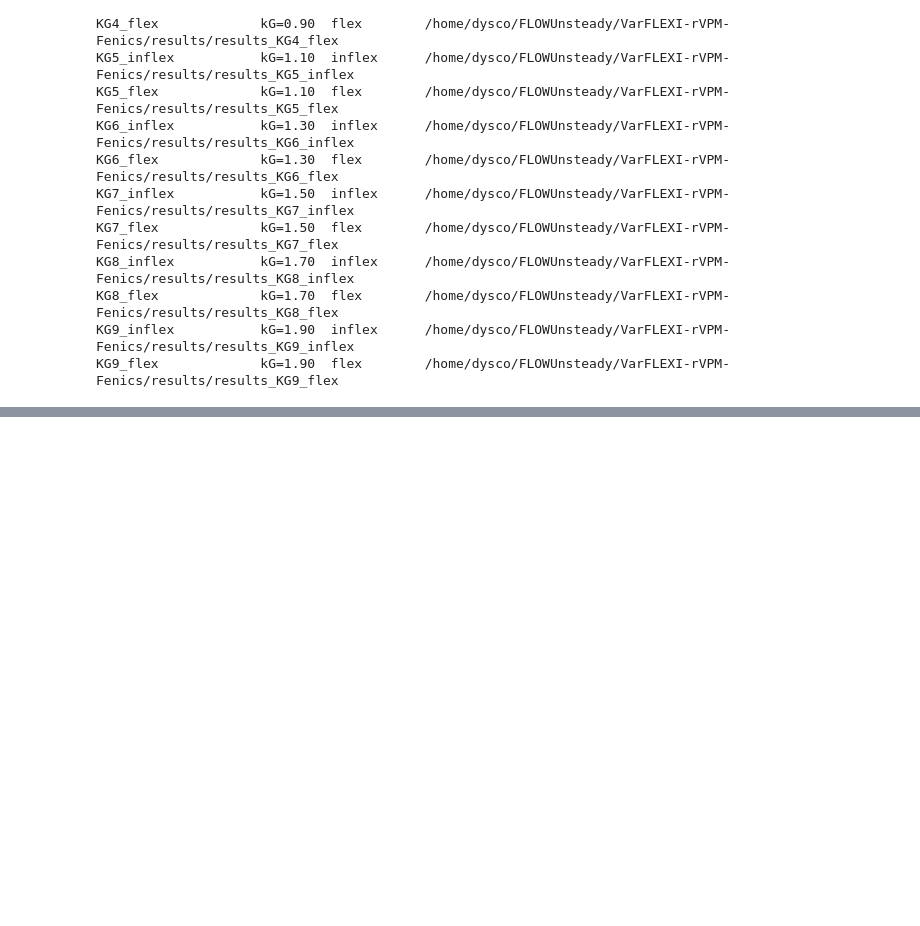
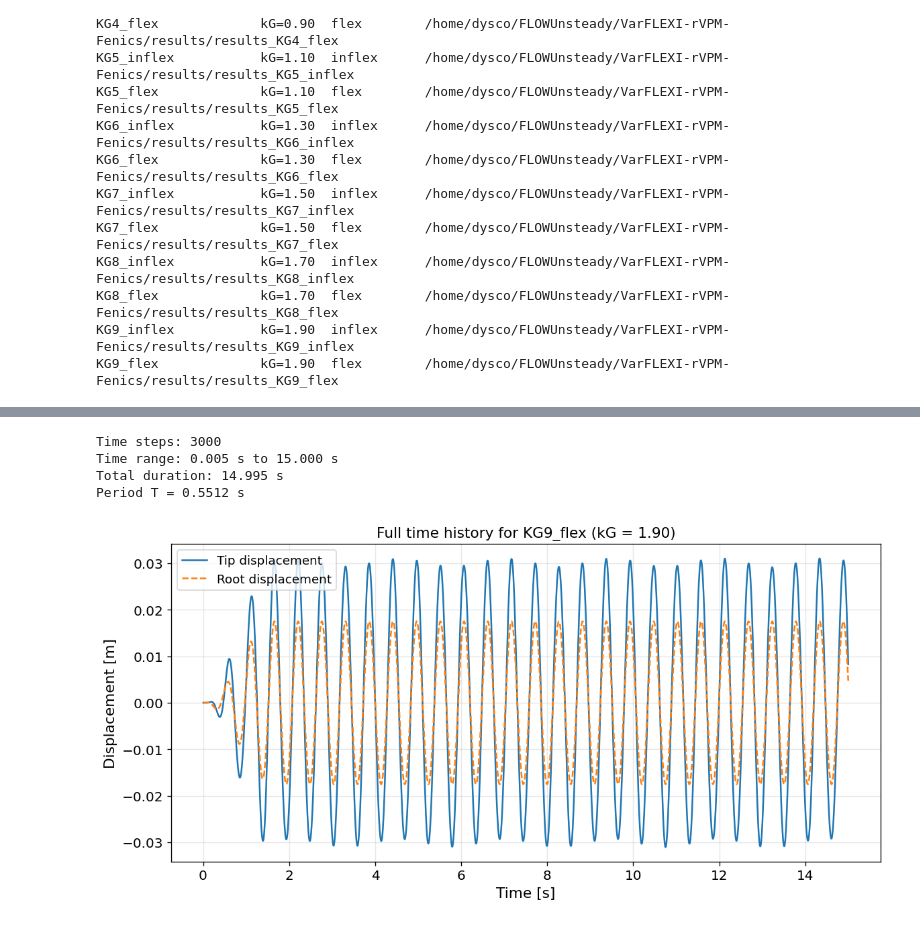
Before and after one commit to neerajbalachandar/VarFLEXI-rVPM-Fenics, a Jupyter notebook: notebooks/validation_plots.ipynb, the cells around one changed output, grey strips where cells are left out. Drawn from its saved outputs; the diff is of its cells as text; code cells hidden in the pictures; blank space fills up the shorter version.

```diff
--- a/notebooks/validation_plots.ipynb
+++ b/notebooks/validation_plots.ipynb
@@ -320,6 +375,83 @@ def load_displacement(case_dir):
     })
 
     return data
+# %%
+# ---------- PLOT FULL TIME HISTORY (DIMENSIONAL TIME ONLY) ----------
+# Choose a case – either from SWEEP_CASES or TIPDISP_CASES
+case_name = "KG9_flex"   # change to any key in SWEEP_CASES, e.g., "KG1_flex", "KG5_inflex"
+# Alternatively, use a tip‑displacement case:
+# case_name = "flex"   # and use TIPDISP_CASES[case_name] below
+
+# Get case info
+if case_name in SWEEP_CASES:
+    case_info = SWEEP_CASES[case_name]
+elif case_name in TIPDISP_CASES:
+    case_info = {"path": TIPDISP_CASES[case_name], "kg": TIPDISP_KG}
+else:
+    raise KeyError(f"Case {case_name} not found in SWEEP_CASES or TIPDISP_CASES")
+
+case_dir = case_info["path"]
+kG = case_info["kg"]
+
+# Construct the solid diagnostics file path directly
+csv_path = case_dir / "solid" / "diagnostics" / "solid_diagnostics.csv"
+
+if not csv_path.exists():
+    # Try alternative naming (sometimes it's "solid_diagnostics" without .csv?)
+    csv_files = list((case_dir / "solid" / "diagnostics").glob("*.csv"))
+    if csv_files:
+        csv_path = csv_files[0]
+        print(f"Using alternative file: {csv_path}")
+    else:
+        raise FileNotFoundError(f"No CSV file found in {case_dir / 'solid' / 'diagnostics'}")
+
+# Read the data
+df = pd.read_csv(csv_path)
+
+# Check required columns
+required_cols = ["Time", "Root_Uz", "Tip_Uz"]
+missing = [col for col in required_cols if col not in df.columns]
+if missing:
+    print(f"Available columns: {df.columns.tolist()}")
+    # Attempt to map if columns are named differently (e.g., "Uz_Root")
+    # For simplicity, we raise an error.
+    raise KeyError(f"Missing columns: {missing}")
+
+time = df["Time"].to_numpy()
+root_z = df["Root_Uz"].to_numpy()
+tip_z = df["Tip_Uz"].to_numpy()
+
+# Print some diagnostics (optional)
+print(f"Time steps: {len(time)}")
+print(f"Time range: {time[0]:.3f} s to {time[-1]:.3f} s")
+print(f"Total duration: {time[-1] - time[0]:.3f} s")
+
+# Compute period for reference (optional)
+T = np.pi * chord / (kG * Uinf)
+print(f"Period T = {T:.4f} s")
+
+# ---- Plot only dimensional time ----
+fig, ax = plt.subplots(figsize=(10, 5))
+ax.plot(time, tip_z, label="Tip displacement", linewidth=1.5)
+ax.plot(time, root_z, label="Root displacement", linewidth=1.5, linestyle="--")
+
+ax.set_xlabel("Time [s]")
+ax.set_ylabel("Displacement [m]")
+ax.set_title(f"Full time history for {case_name} (kG = {kG:.2f})")
+ax.legend()
+ax.grid(True, alpha=0.3)
+
+# Optionally, set x-axis to start at 0 if the data starts at 0
+# ax.set_xlim(left=0)
+
+plt.tight_layout()
+plt.show()
+# %% [output]
+Time steps: 3000
+Time range: 0.005 s to 15.000 s
+Total duration: 14.995 s
+Period T = 0.5512 s
+[figure, added]
 # %%
 def kg_to_frequency(kG, Uinf=Uinf, chord=chord):
 
```
Also changed, not shown: parts of 19 cells of this notebook, 21 other files.
